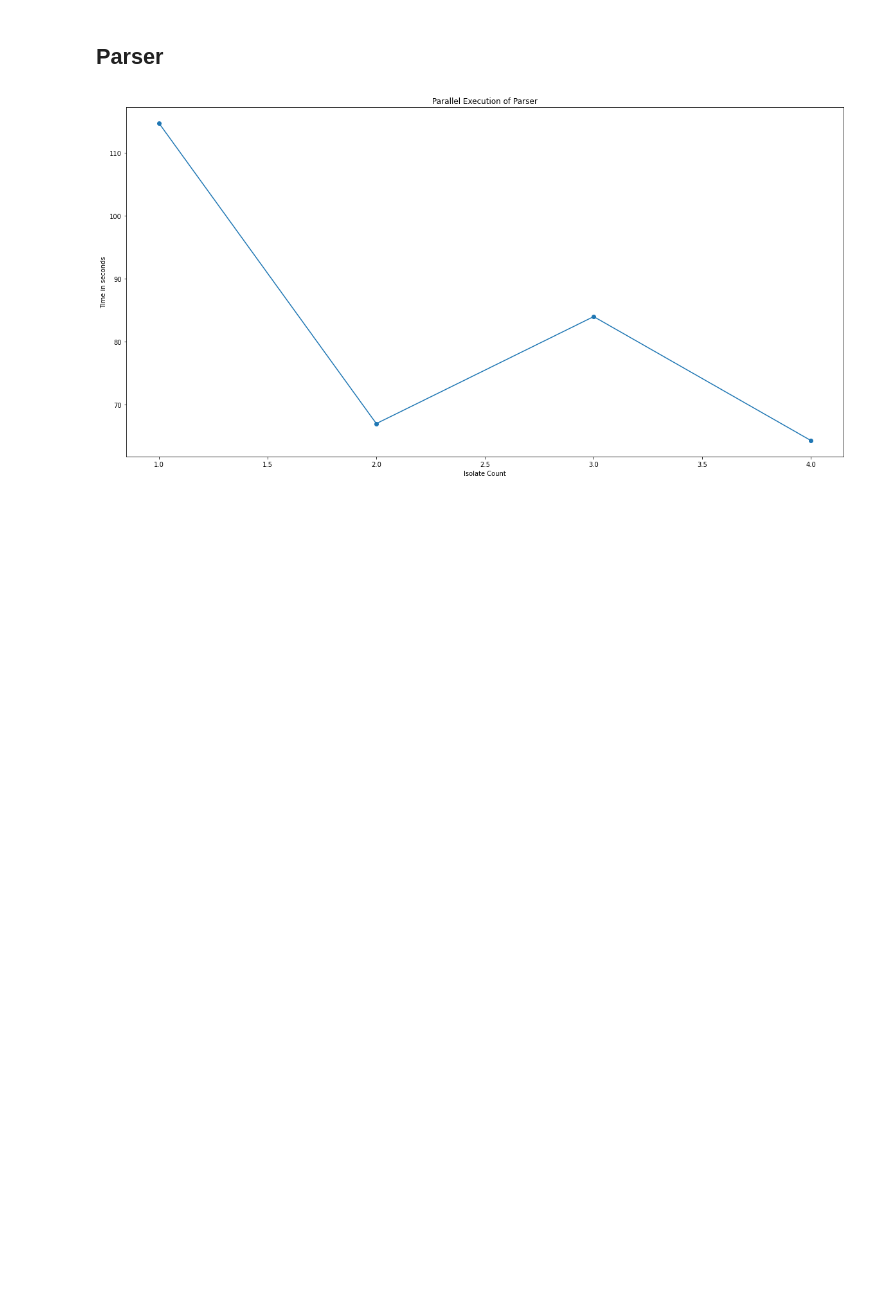
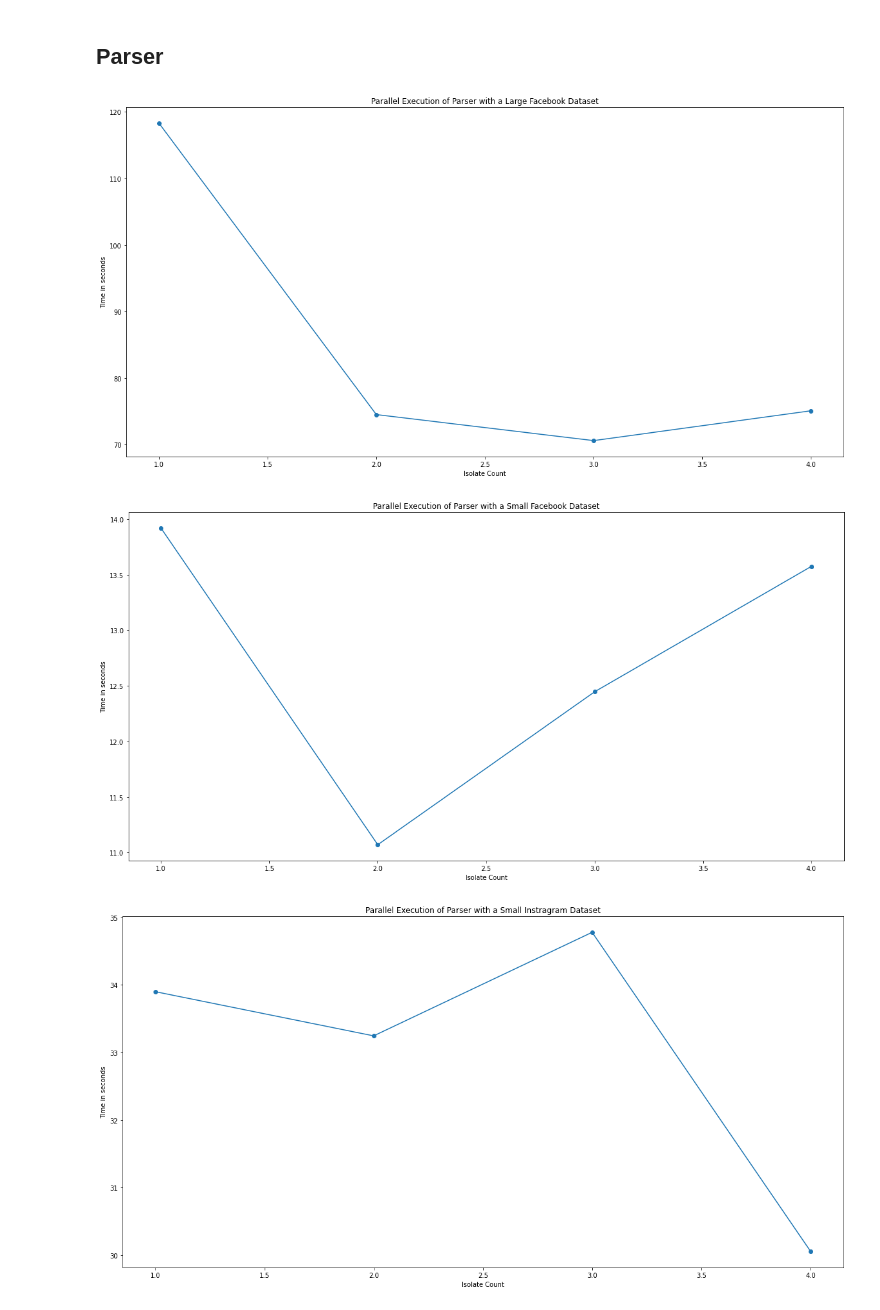
Before and after one commit to NorseKode/Waultar-App, a Jupyter notebook: scripts/parallelisation/parallelisation.ipynb, the cells around one changed output. Drawn from its saved outputs; the diff is of its cells as text; code cells hidden in the pictures; blank space fills up the shorter version.

Commit message:
Addin parsing measurements

```diff
--- a/scripts/parallelisation/parallelisation.ipynb
+++ b/scripts/parallelisation/parallelisation.ipynb
@@ -47,18 +47,32 @@ createGraph(imagesData, "Run Time Of Image Classifying With Different Isolate Co
 # %%
 # Facebook used here
 fbData = ["data/parser/fb-t1-Extraction and parsing.json", \
     "data/parser/fb-t2-Extraction and parsing.json", \
     "data/parser/fb-t3-Extraction and parsing.json", \
     "data/parser/fb-t4-Extraction and parsing.json",]
 
 fsData = ["data/parser/fs-t1-Extraction and parsing.json", \
     "data/parser/fs-t2-Extraction and parsing.json", \
     "data/parser/fs-t3-Extraction and parsing.json", \
     "data/parser/fs-t4-Extraction and parsing.json"]
 
+ibData = ["data/parser/ib-t1-Extraction and parsing.json", \
+    "data/parser/ib-t2-Extraction and parsing.json", \
+    "data/parser/ib-t3-Extraction and parsing.json", \
+    "data/parser/ib-t4-Extraction and parsing.json"]
 
-dataToAdd = [fbData, fsData]
+isData = ["data/parser/is-t1-Extraction and parsing.json", \
+    "data/parser/is-t2-Extraction and parsing.json", \
+    "data/parser/is-t3-Extraction and parsing.json", \
+    "data/parser/is-t4-Extraction and parsing.json"]
 
-createGraph(fbData, "Parallel Execution of Parser")
+# dataToAdd = [fbData, fsData, isData]
+
+createGraph(fbData, "Parallel Execution of Parser with a Large Facebook Dataset", isSave = True, figureName = "Parallel extract and parse fb.jpg")
+createGraph(fsData, "Parallel Execution of Parser with a Small Facebook Dataset", isSave = True, figureName = "Parallel extract and parse fs.jpg")
+createGraph(ibData, "Parallel Execution of Parser with a Small Instragram Dataset", isSave = True, figureName = "Parallel extract and parse ib.jpg")
+createGraph(isData, "Parallel Execution of Parser with a Small Instragram Dataset", isSave = True, figureName = "Parallel extract and parse is.jpg")
 # %% [output]
-[figure, old version]
+[figure, new version]
+[figure, added]
+[figure, added]
```
Also changed, not shown: parts of 1 cell of this notebook, 20 other files.
